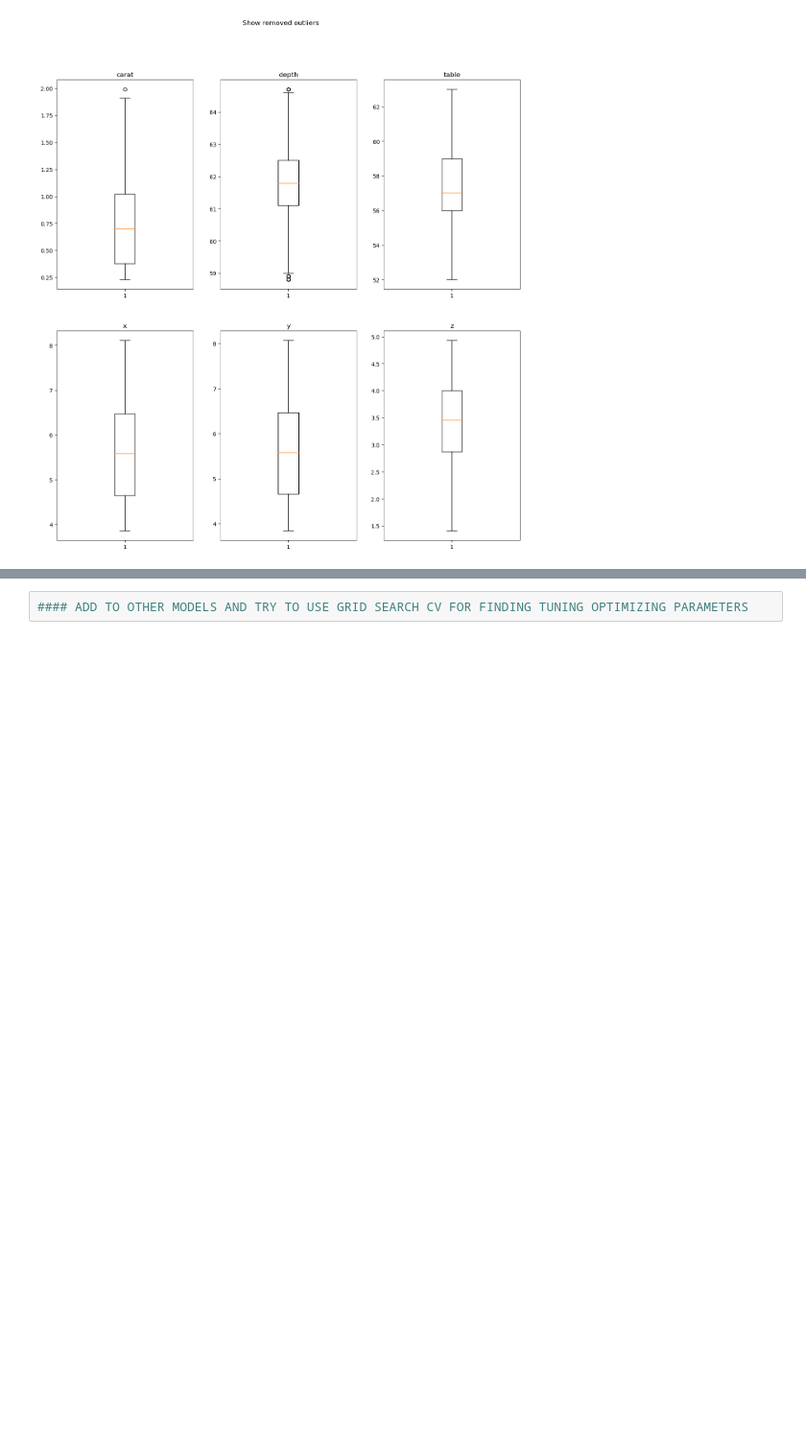
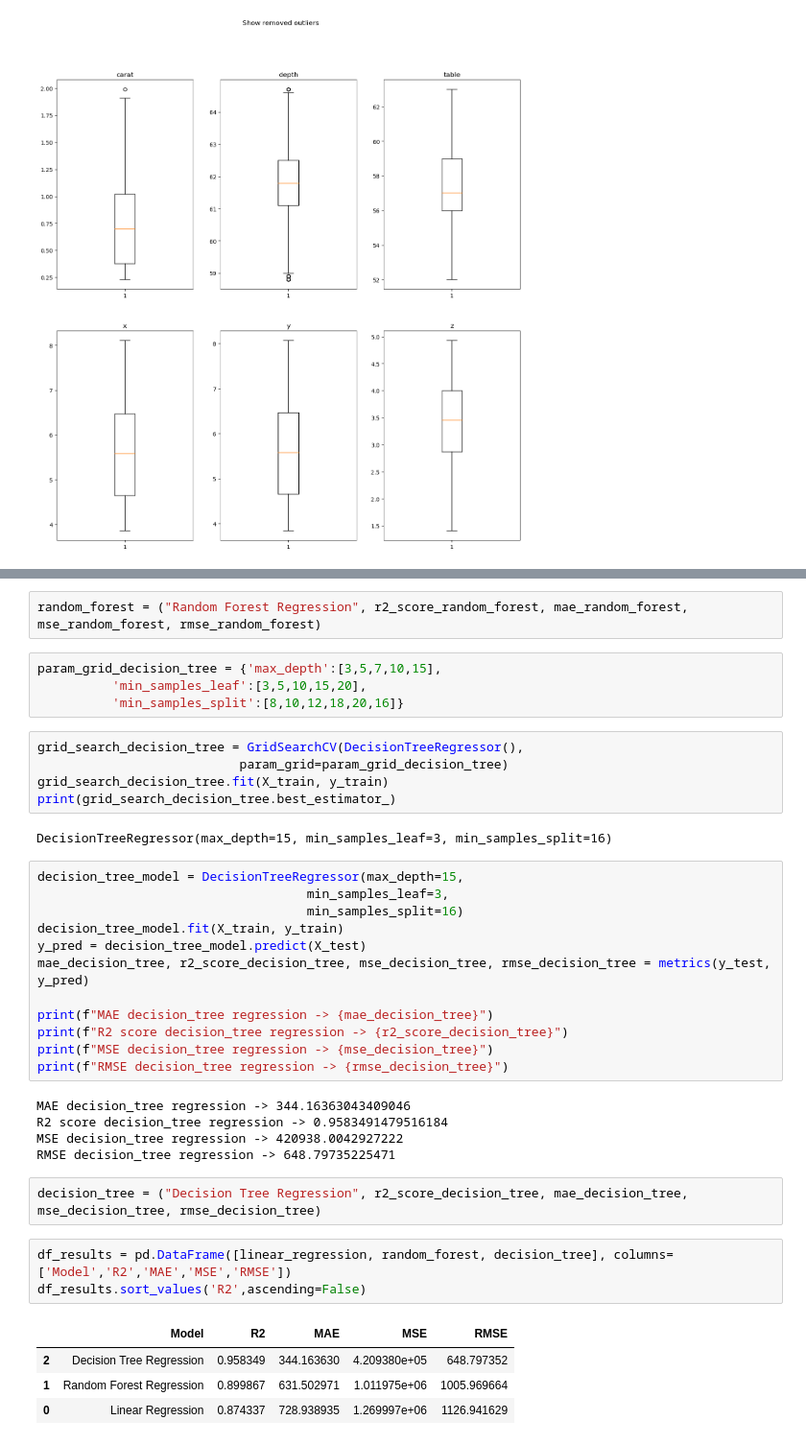
Before and after one commit to Como93/xtream-ai-assignment-engineer, a Jupyter notebook: Diamonds Regression.ipynb, the cells around one changed output, grey strips where cells are left out. Shown at 96% size. Cells and saved outputs as stored; diff of their text form; blank space fills up the shorter version.

Commit message:
updated and added comments and regression model

```diff
--- a/Diamonds Regression.ipynb
+++ b/Diamonds Regression.ipynb
@@ -339,2 +410,40 @@ MSE linear regression -> 275444.19901633775
+# %%
+random_forest = ("Random Forest Regression", r2_score_random_forest, mae_random_forest, mse_random_forest, rmse_random_forest)
+# %%
+param_grid_decision_tree = {'max_depth':[3,5,7,10,15],
+          'min_samples_leaf':[3,5,10,15,20],
+          'min_samples_split':[8,10,12,18,20,16]}
+# %%
+grid_search_decision_tree = GridSearchCV(DecisionTreeRegressor(),
+                           param_grid=param_grid_decision_tree)
+grid_search_decision_tree.fit(X_train, y_train)
+print(grid_search_decision_tree.best_estimator_)
+# %% [output]
+DecisionTreeRegressor(max_depth=15, min_samples_leaf=3, min_samples_split=16)
+# %%
+decision_tree_model = DecisionTreeRegressor(max_depth=15,
+                                    min_samples_leaf=3,
+                                    min_samples_split=16)
+decision_tree_model.fit(X_train, y_train)
+y_pred = decision_tree_model.predict(X_test)
+mae_decision_tree, r2_score_decision_tree, mse_decision_tree, rmse_decision_tree = metrics(y_test, y_pred)
+
+print(f"MAE decision_tree regression -> {mae_decision_tree}")
+print(f"R2 score decision_tree regression -> {r2_score_decision_tree}")
+print(f"MSE decision_tree regression -> {mse_decision_tree}")
+print(f"RMSE decision_tree regression -> {rmse_decision_tree}")
+# %% [output]
+MAE decision_tree regression -> 344.16363043409046
+R2 score decision_tree regression -> 0.9583491479516184
+MSE decision_tree regression -> 420938.0042927222
+RMSE decision_tree regression -> 648.79735225471
+# %%
+decision_tree = ("Decision Tree Regression", r2_score_decision_tree, mae_decision_tree, mse_decision_tree, rmse_decision_tree)
 # %%
-#### ADD TO OTHER MODELS AND TRY TO USE GRID SEARCH CV FOR FINDING TUNING OPTIMIZING PARAMETERS
+df_results = pd.DataFrame([linear_regression, random_forest, decision_tree], columns=['Model','R2','MAE','MSE','RMSE'])
+df_results.sort_values('R2',ascending=False)
+# %% [output]
+|  | Model | R2 | MAE | MSE | RMSE |
+| 2 | Decision Tree Regression | 0.958349 | 344.163630 | 4.209380e+05 | 648.797352 |
+| 1 | Random Forest Regression | 0.899867 | 631.502971 | 1.011975e+06 | 1005.969664 |
+| 0 | Linear Regression | 0.874337 | 728.938935 | 1.269997e+06 | 1126.941629 |
```
Also changed, not shown: parts of 39 cells of this notebook.
